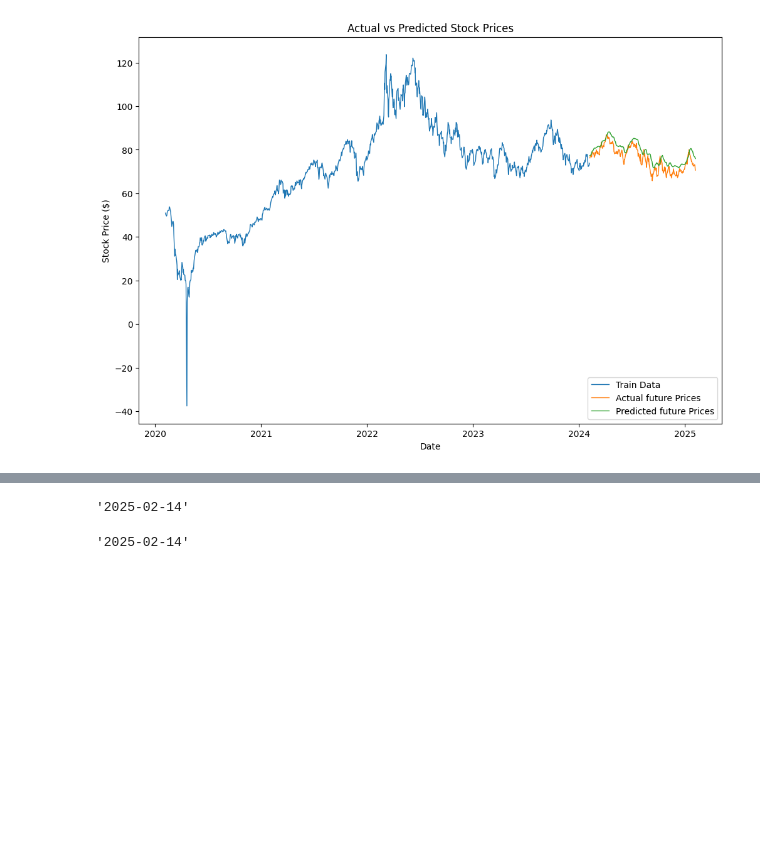
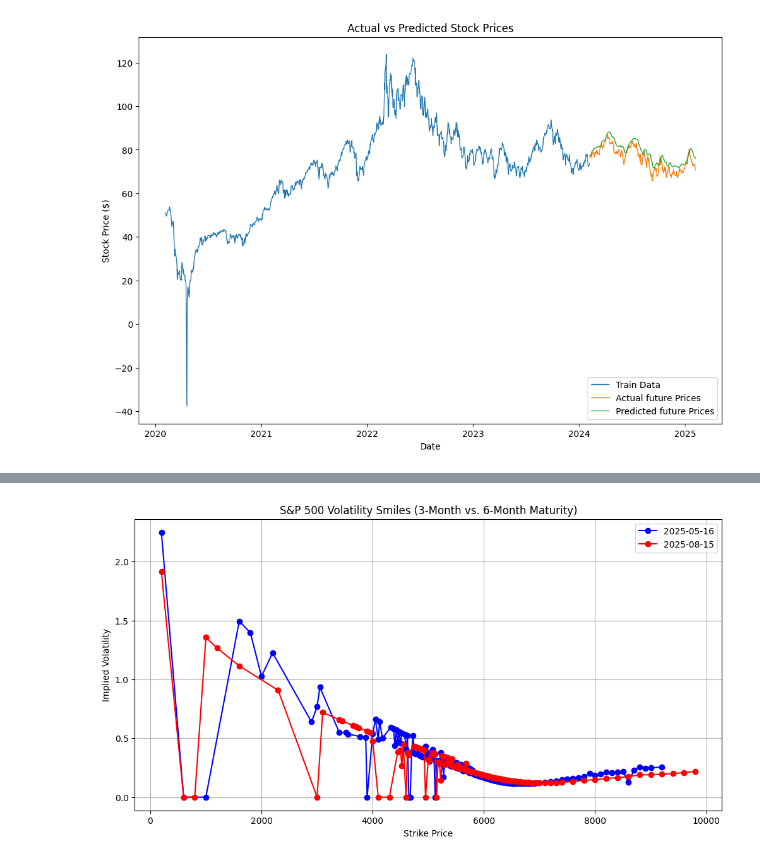
Before and after one commit to loisll/MMAI831, a Jupyter notebook: Assignment5_Finance.ipynb, the cells around one changed output, grey strips where cells are left out. Saved outputs shown, nothing was run; the diff lists cells and outputs as text; code cells hidden in the pictures; blank space fills up the shorter version.

```diff
--- a/Assignment5_Finance.ipynb
+++ b/Assignment5_Finance.ipynb
@@ -445,8 +343,58 @@ plt.show()
-# %%
-long_maturity
-# %% [output]
-'2025-02-14'
-# %%
-options_dates[5]
-# %% [output]
-'2025-02-14'
+# %%
+import yfinance as yf
+import numpy as np
+import matplotlib.pyplot as plt
+import pandas as pd
+from datetime import datetime
+
+# Fetch S&P 500 index options data
+spx = yf.Ticker("^SPX")
+expirations = spx.options  # List of available expiration dates
+
+# Function to find the closest expiration date to a target number of days
+def find_closest_expiration(target_days):
+    today = datetime.today()
+    return min(expirations, key=lambda d: abs((datetime.strptime(d, "%Y-%m-%d") - today).days - target_days))
+
+# Select expiration dates for short (3M) and long (6M) maturities
+short_maturity_days = 90  # 3 months
+long_maturity_days = 180  # 6 months
+
+short_expiration = find_closest_expiration(short_maturity_days)
+long_expiration = find_closest_expiration(long_maturity_days)
+
+# Fetch option chains for selected expirations
+short_chain = spx.option_chain(short_expiration)
+long_chain = spx.option_chain(long_expiration)
+
+# Extract Calls Data (since calls and puts often have similar IV patterns)
+short_calls = short_chain.calls
+long_calls = long_chain.calls
+
+# Filter data for plotting
+short_strikes = short_calls["strike"]
+short_iv = short_calls["impliedVolatility"]
+
+long_strikes = long_calls["strike"]
+long_iv = long_calls["impliedVolatility"]
+
+# Plot the volatility smile for 3-month and 6-month maturities
+plt.figure(figsize=(12, 6))
+
+# Short Maturity (3 months)
+plt.plot(short_strikes, short_iv, marker='o', linestyle='-', label={short_expiration}, color="blue")
+
+# Long Maturity (6 months)
+plt.plot(long_strikes, long_iv, marker='o', linestyle='-', label={long_expiration}, color="red")
+
+# Labels and Formatting
+plt.xlabel("Strike Price")
+plt.ylabel("Implied Volatility")
+plt.title("S&P 500 Volatility Smiles (3-Month vs. 6-Month Maturity)")
+plt.legend()
+plt.grid(True)
+
+# Show the plot
+plt.show()
+# %% [output]
+[figure, added]
```
Also changed, not shown: parts of 19 cells of this notebook.
